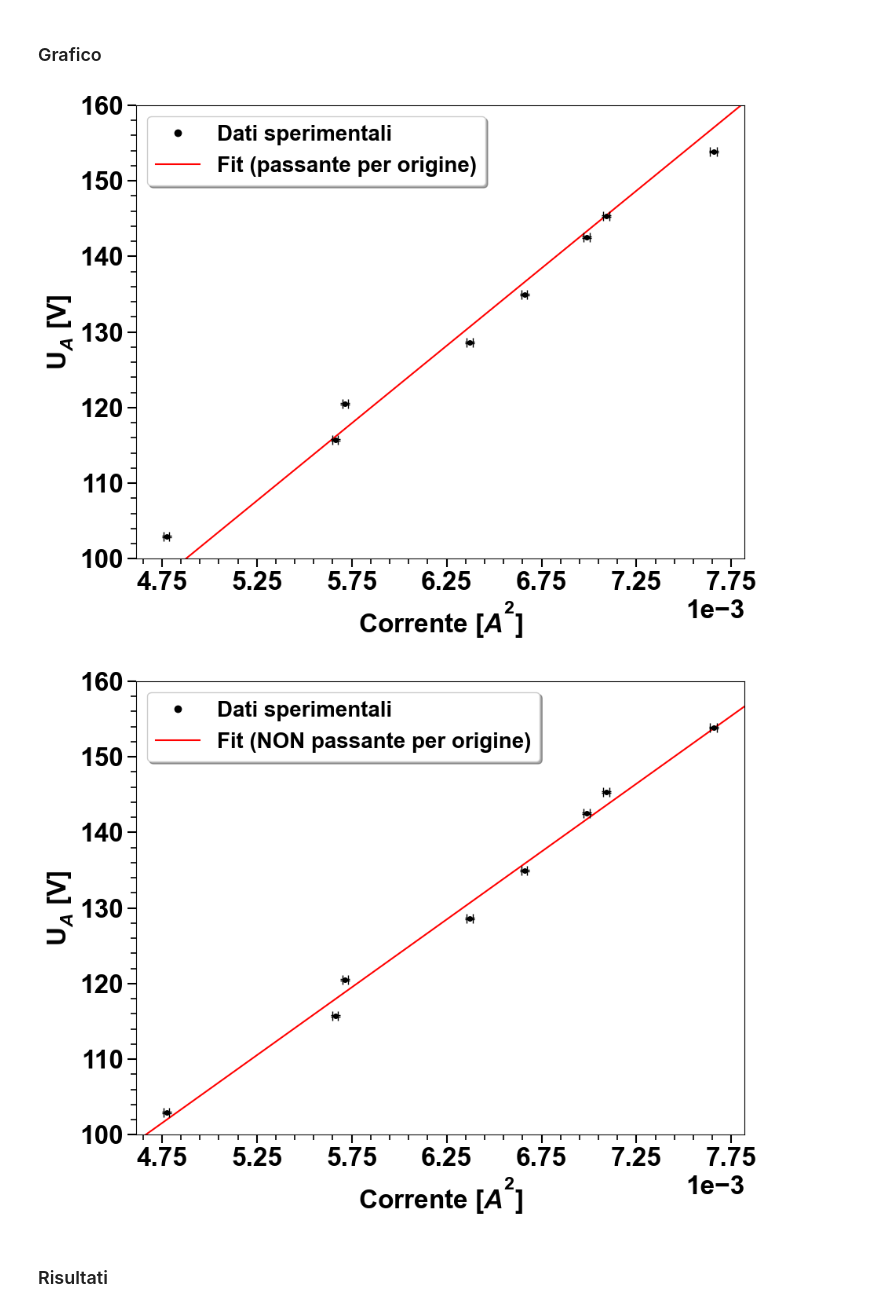
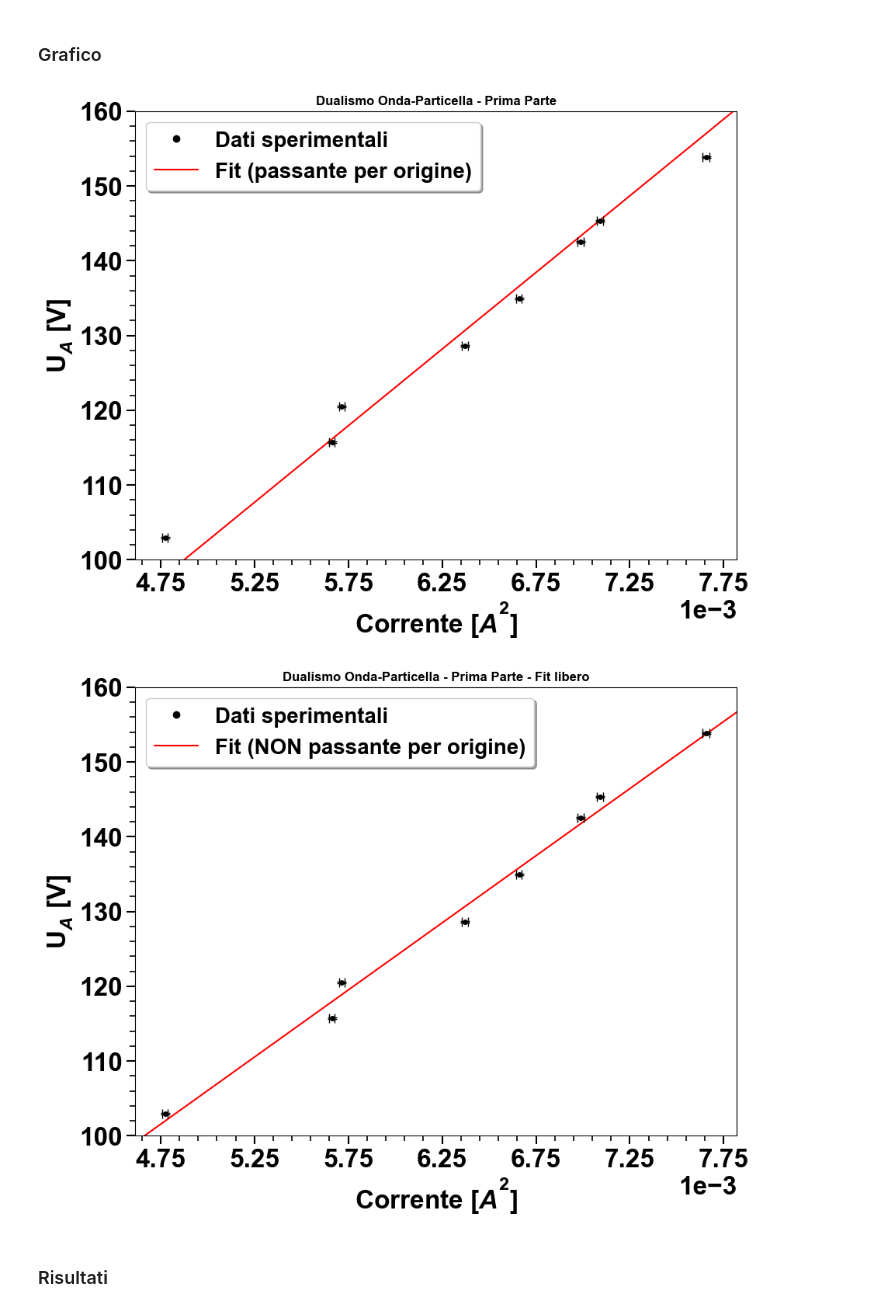
Before and after one commit to carmelo-palazzo/Analisi_Dati_DOP, a Jupyter notebook: Codice_Unico_DOP.ipynb, the cells around one changed output. Cells and saved outputs as stored; diff of their text form; code cells hidden in the pictures.

```diff
--- a/Codice_Unico_DOP.ipynb
+++ b/Codice_Unico_DOP.ipynb
@@ -36,6 +36,8 @@ D_11=0.1239*10**-9
 L=125*10**-3
 L_err=2e-3
 R=130e-3
+
+titoli=True
 # %%
 #DEFINIZIONI FUNZIONI UTILI
 # funzione da gemini, concettualmente semplice ma non ho ancora masterato le maschere in PY
@@ -156,7 +158,8 @@ Intercetta nel caso non passante        16.230816931524952 ± 4.306881307107357
 #GRAFICO
 
 plt.figure(figsize=(10, 7.5))
-
+if titoli:
+    plt.title('Dualismo Onda-Particella - Prima Parte')
 # 1. Dati sperimentali (zorder=2 li mette sopra la linea)
 # Non mettiamo la label qui per evitare il simbolo "sporco" in legenda
 plt.errorbar(corrente_quadro, voltaggi, xerr=corrente_quadro_err, yerr=voltaggi_err, fmt='ko', capsize=4, zorder=2, ms=4)
@@ -211,6 +214,9 @@ plt.savefig("GRAFICI/Fit_lineare.png", dpi=300, bbox_inches='tight')
 plt.show()
 plt.figure(figsize=(10, 7.5))
 
+if titoli:
+    plt.title('Dualismo Onda-Particella - Prima Parte - Fit libero')
+
 # 1. Dati sperimentali (zorder=2 li mette sopra la linea)
 # Non mettiamo la label qui per evitare il simbolo "sporco" in legenda
 plt.errorbar(corrente_quadro, voltaggi, xerr=corrente_quadro_err, yerr=voltaggi_err, fmt='ko', capsize=4, zorder=2, ms=4)
@@ -237,35 +243,35 @@ ax.set_xticks(tick_x_manuali)
 # Esempio asse Y: crea tick da 0.0 V a 2.0 V, mettendone uno ogni 0.2 V
 tick_y_manuali = np.arange(100, 170, 10)
 ax.set_yticks(tick_y_manuali)
 
 # Forza la notazione scientifica (esponenziale) sull'asse X
 ax.ticklabel_format(axis='x', style='sci', scilimits=(0,0))
 
 # Aggiungiamo i tick secondari (i trattini piccoli senza numero)
 ax.xaxis.set_minor_locator(mtick.AutoMinorLocator())
 ax.yaxis.set_minor_locator(mtick.AutoMinorLocator())
 
 # --- CONFIGURAZIONE ESTETICA FINALE ---
 plt.xlim(x_min, x_max)
 plt.ylim(100, 160)
 
 # Titoli e font aumentati per massima chiarezza
 plt.xlabel("Corrente [$A^2$]", fontsize=24)
 plt.ylabel("U$_A$ [V]", fontsize=24)
 
 ax.tick_params(axis='both', which='minor', direction='out', length=5, width=1.2, color='black',  labelsize=24)
 
 # (Opzionale) Anche i tick maggiori verso fuori
 ax.tick_params(axis='both', which='major', direction='out',length=8, width=1.5, color='black',  labelsize=24)
 
 # Legenda pulita (grazie al punto fantasma di riga 11)
 plt.legend(loc='upper left', frameon=True, shadow=True, fontsize=20)
 # Salva il file prima di mostrarlo
 plt.savefig("GRAFICI/Fit_lineare.png", dpi=300, bbox_inches='tight')
 plt.show()
 # %% [output]
-[figure, old version]
+[figure, new version]
-[figure, old version]
+[figure, new version]
 # %% [markdown]
 ### Risultati
 # %%
```
Also changed, not shown: parts of 5 cells of this notebook, 53 other files.
